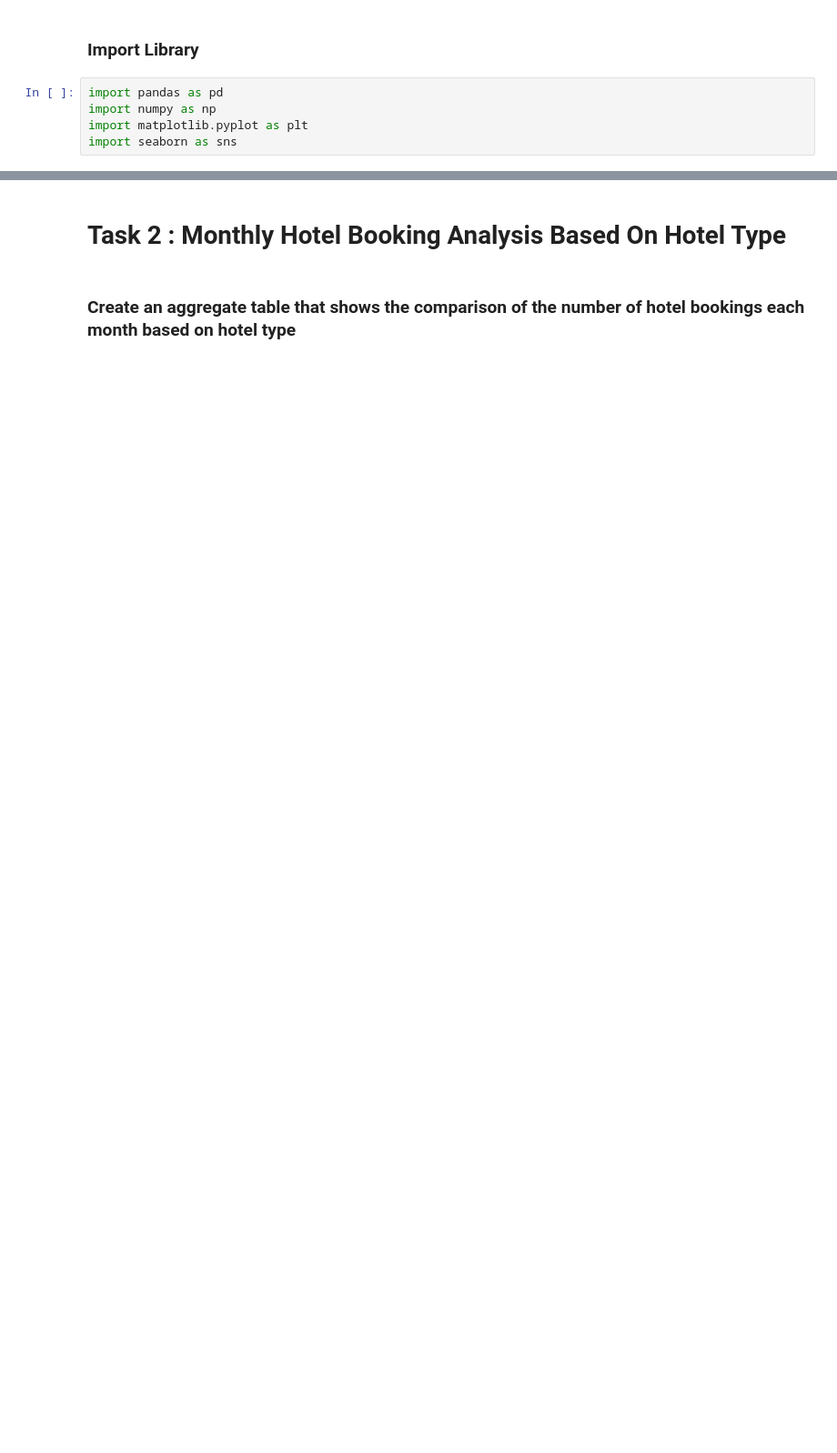
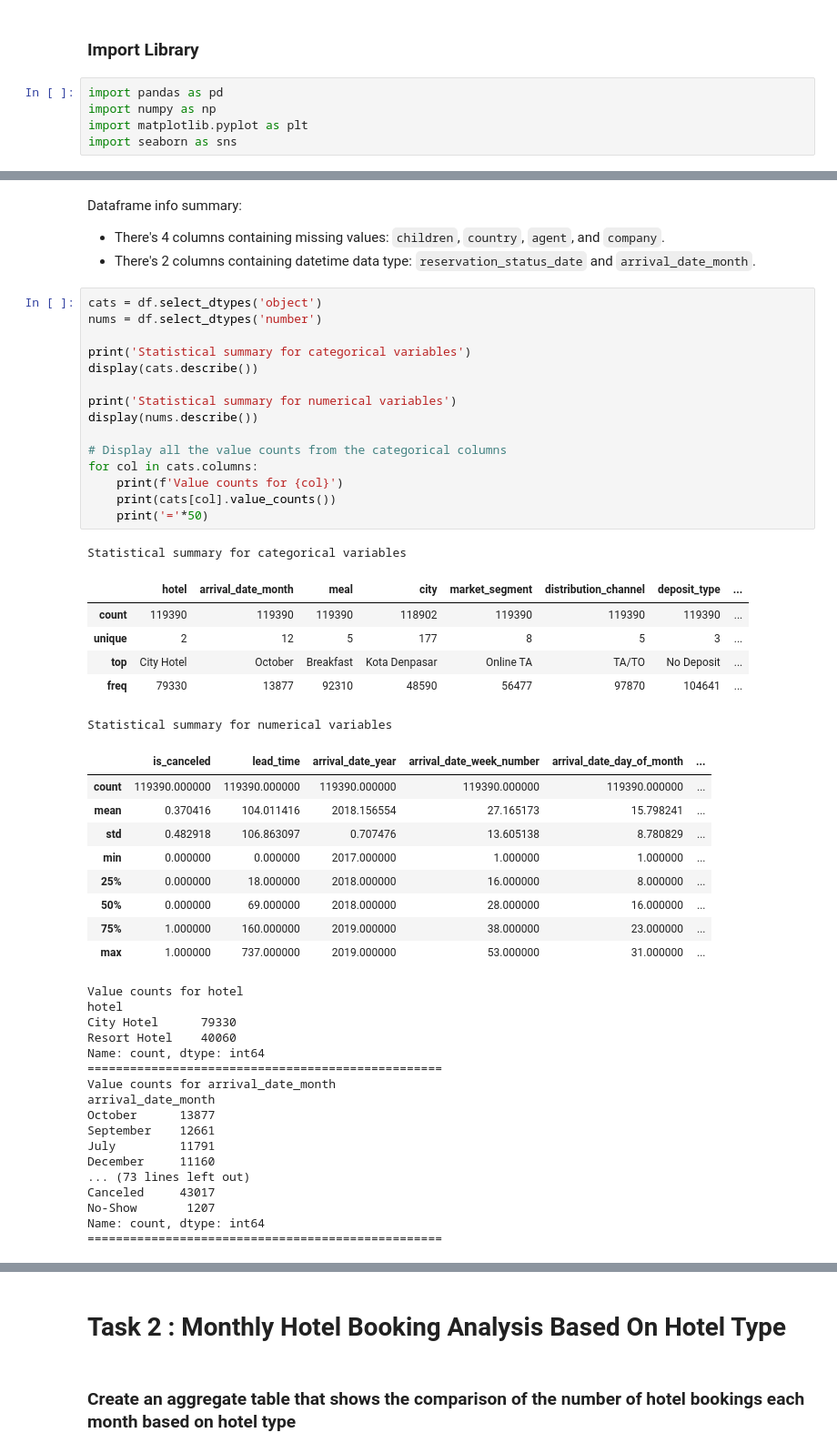
Before and after one commit to azaryasph/Investigate-Hotel-Business-Using-Data-Visualization, a Jupyter notebook: notebook/mini_project2_notebook.ipynb, the cells around one changed output, grey strips where cells are left out. Shown: that part at 91% size. Cells and saved outputs as stored; diff of their text form; blank space fills up the shorter version.

```diff
--- a/notebook/mini_project2_notebook.ipynb
+++ b/notebook/mini_project2_notebook.ipynb
@@ -40,0 +65,53 @@ memory usage: 26.4+ MB
+# %% [markdown]
+Dataframe info summary:
+- There's 4 columns containing missing values: `children`, `country`, `agent`, and `company`.
+- There's 2 columns containing datetime data type: `reservation_status_date` and `arrival_date_month`.
+# %%
+cats = df.select_dtypes('object')
+nums = df.select_dtypes('number')
+
+print('Statistical summary for categorical variables')
+display(cats.describe())
+
+print('Statistical summary for numerical variables')
+display(nums.describe())
+
+# Display all the value counts from the categorical columns
+for col in cats.columns:
+    print(f'Value counts for {col}')
+    print(cats[col].value_counts())
+    print('='*50)
+# %% [output]
+Statistical summary for categorical variables
+|  | hotel | arrival_date_month | meal | city | market_segment | distribution_channel | deposit_type | ... |
+| count | 119390 | 119390 | 119390 | 118902 | 119390 | 119390 | 119390 | ... |
+| unique | 2 | 12 | 5 | 177 | 8 | 5 | 3 | ... |
+| top | City Hotel | October | Breakfast | Kota Denpasar | Online TA | TA/TO | No Deposit | ... |
+| freq | 79330 | 13877 | 92310 | 48590 | 56477 | 97870 | 104641 | ... |
+Statistical summary for numerical variables
+|  | is_canceled | lead_time | arrival_date_year | arrival_date_week_number | arrival_date_day_of_month | ... |
+| count | 119390.000000 | 119390.000000 | 119390.000000 | 119390.000000 | 119390.000000 | ... |
+| mean | 0.370416 | 104.011416 | 2018.156554 | 27.165173 | 15.798241 | ... |
+| std | 0.482918 | 106.863097 | 0.707476 | 13.605138 | 8.780829 | ... |
+| min | 0.000000 | 0.000000 | 2017.000000 | 1.000000 | 1.000000 | ... |
+| 25% | 0.000000 | 18.000000 | 2018.000000 | 16.000000 | 8.000000 | ... |
+| 50% | 0.000000 | 69.000000 | 2018.000000 | 28.000000 | 16.000000 | ... |
+| 75% | 1.000000 | 160.000000 | 2019.000000 | 38.000000 | 23.000000 | ... |
+| max | 1.000000 | 737.000000 | 2019.000000 | 53.000000 | 31.000000 | ... |
+Value counts for hotel
+hotel
+City Hotel      79330
+Resort Hotel    40060
+Name: count, dtype: int64
+==================================================
+Value counts for arrival_date_month
+arrival_date_month
+October      13877
+September    12661
+July         11791
+December     11160
+... (73 lines left out)
+Canceled     43017
+No-Show       1207
+Name: count, dtype: int64
+==================================================
```
Also changed, not shown: parts of 29 cells of this notebook.
